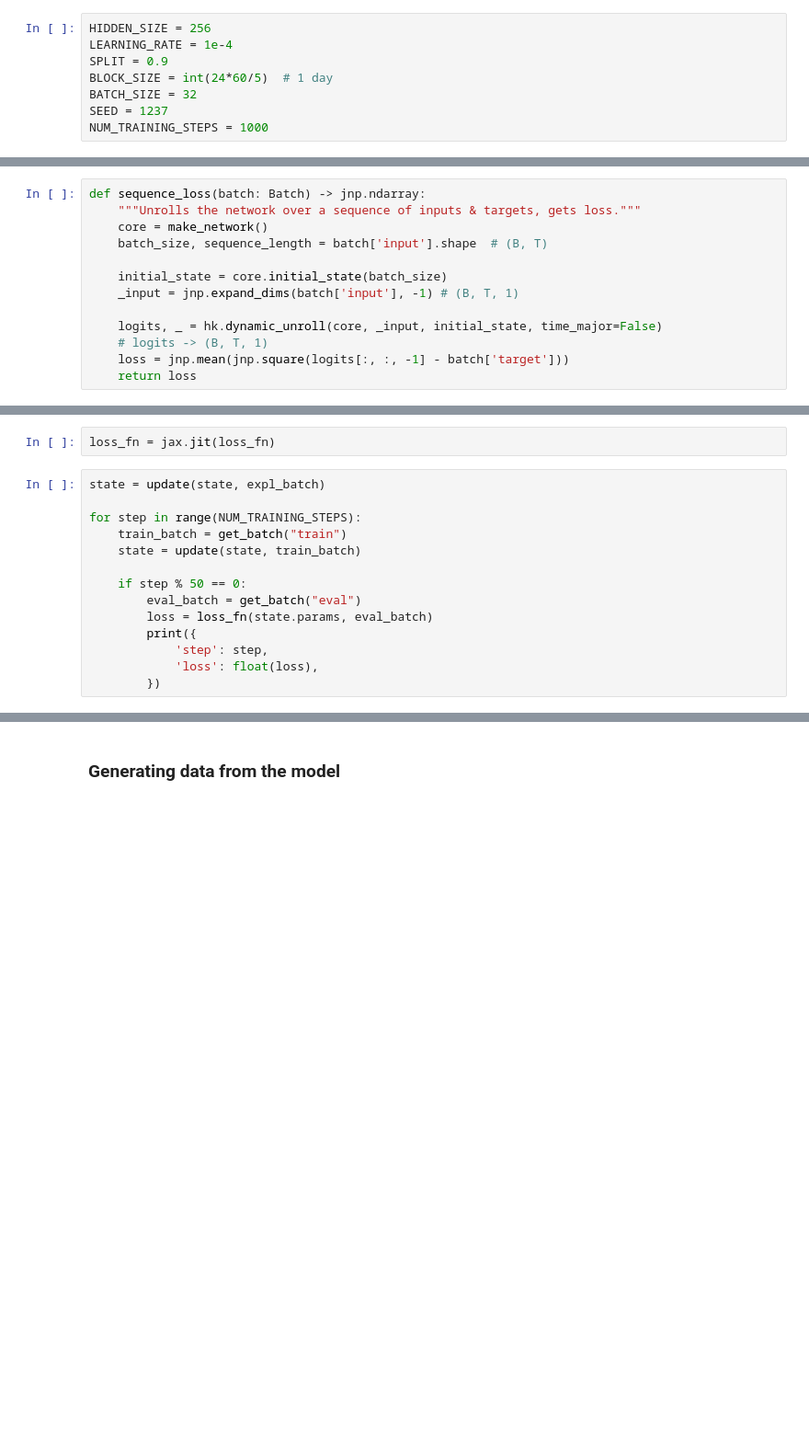
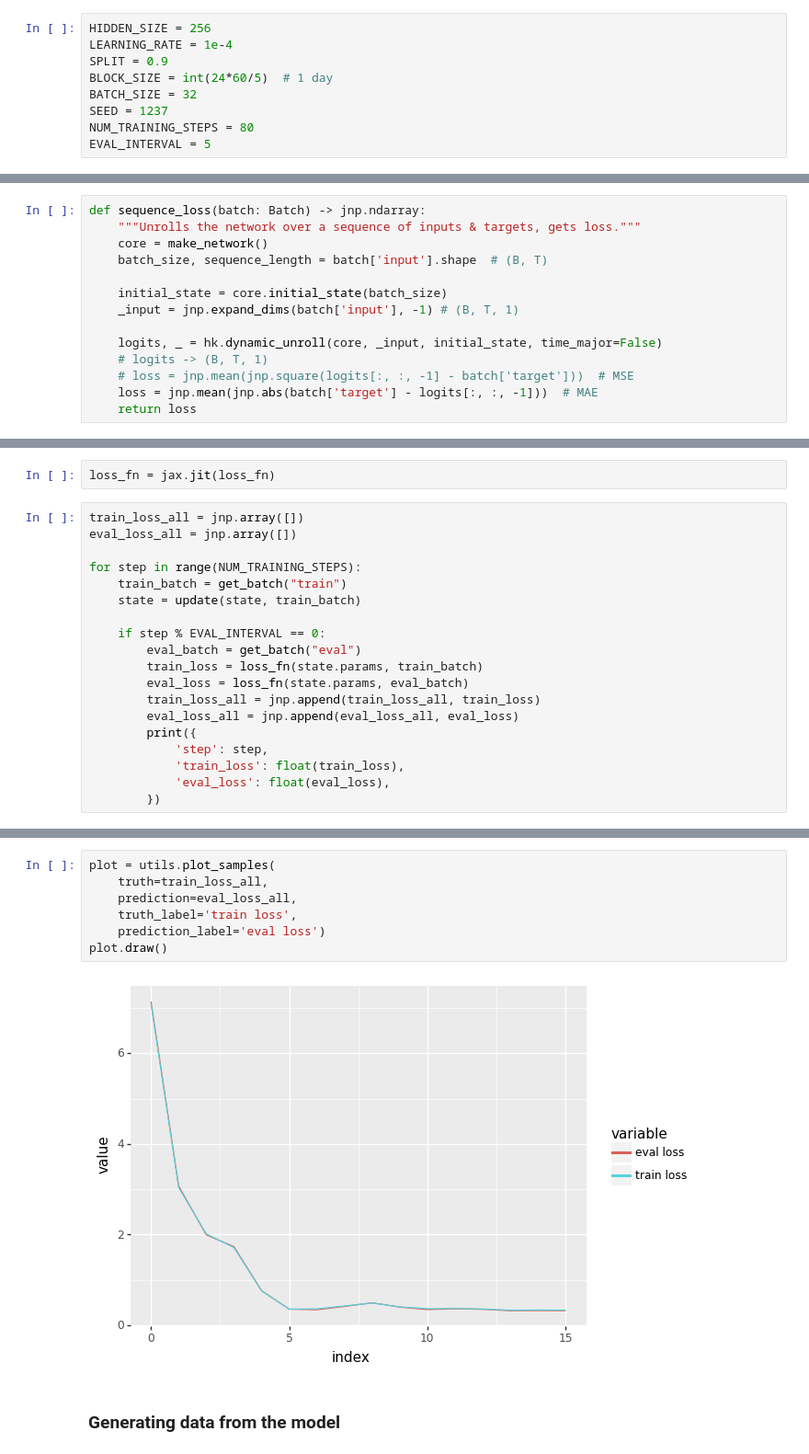
Before and after one commit to mmuravytskyi/snmp-madness, a Jupyter notebook: baseline_model.ipynb, the cells around one changed output, grey strips where cells are left out. Shown at 92% size. Drawn from its saved outputs; the diff is of its cells as text; blank space fills up the shorter version.

```diff
--- a/baseline_model.ipynb
+++ b/baseline_model.ipynb
@@ -92,7 +94,8 @@ SPLIT = 0.9
 BLOCK_SIZE = int(24*60/5)  # 1 day
 BATCH_SIZE = 32
 SEED = 1237
-NUM_TRAINING_STEPS = 1000
+NUM_TRAINING_STEPS = 80
+EVAL_INTERVAL = 5
 # %%
 n = int(SPLIT * edges.shape[1])
 d_train = edges[0][:n]
@@ -146,7 +159,8 @@ def sequence_loss(batch: Batch) -> jnp.ndarray:
 
     logits, _ = hk.dynamic_unroll(core, _input, initial_state, time_major=False)
     # logits -> (B, T, 1)
-    loss = jnp.mean(jnp.square(logits[:, :, -1] - batch['target']))
+    # loss = jnp.mean(jnp.square(logits[:, :, -1] - batch['target']))  # MSE
+    loss = jnp.mean(jnp.abs(batch['target'] - logits[:, :, -1]))  # MAE
     return loss
 # %%
 @jax.jit
@@ -171,17 +185,22 @@ state = TrainingState(params=initial_params, opt_state=initial_opt_state)
 # %%
 loss_fn = jax.jit(loss_fn)
 # %%
-state = update(state, expl_batch)
+train_loss_all = jnp.array([])
+eval_loss_all = jnp.array([])
 
 for step in range(NUM_TRAINING_STEPS):
     train_batch = get_batch("train")
     state = update(state, train_batch)
 
-    if step % 50 == 0:
+    if step % EVAL_INTERVAL == 0:
         eval_batch = get_batch("eval")
-        loss = loss_fn(state.params, eval_batch)
+        train_loss = loss_fn(state.params, train_batch)
+        eval_loss = loss_fn(state.params, eval_batch)
+        train_loss_all = jnp.append(train_loss_all, train_loss)
+        eval_loss_all = jnp.append(eval_loss_all, eval_loss)
         print({
             'step': step,
-            'loss': float(loss),
+            'train_loss': float(train_loss),
+            'eval_loss': float(eval_loss),
         })
 # %% [output]
@@ -208,3 +223,12 @@ for step in range(NUM_TRAINING_STEPS):
+# %%
+plot = utils.plot_samples(
+    truth=train_loss_all,
+    prediction=eval_loss_all,
+    truth_label='train loss',
+    prediction_label='eval loss')
+plot.draw()
+# %% [output]
+[figure, added]
 # %% [markdown]
 ### Generating data from the model
 # %%
```
Also changed, not shown: parts of 7 cells of this notebook, 1 other file.
